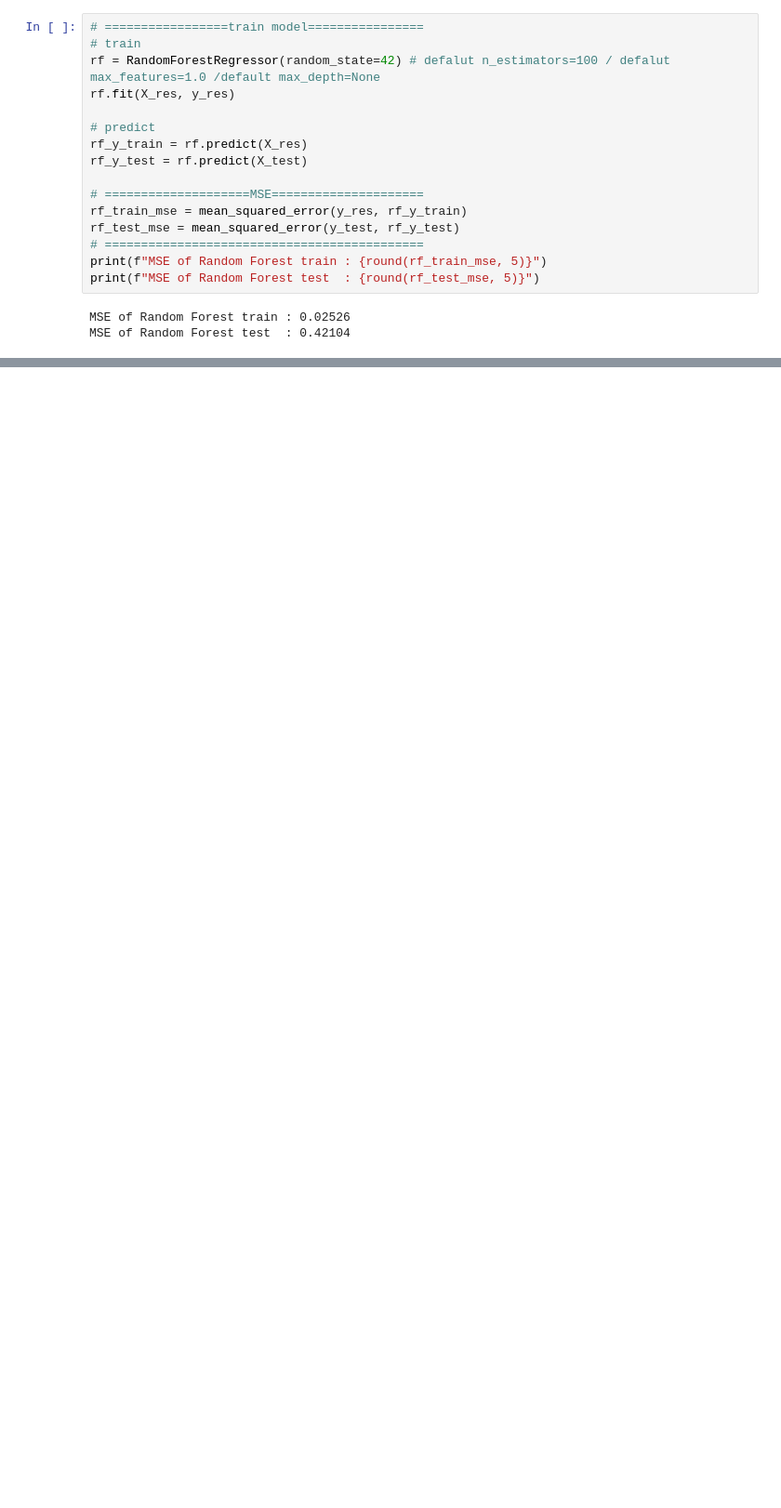
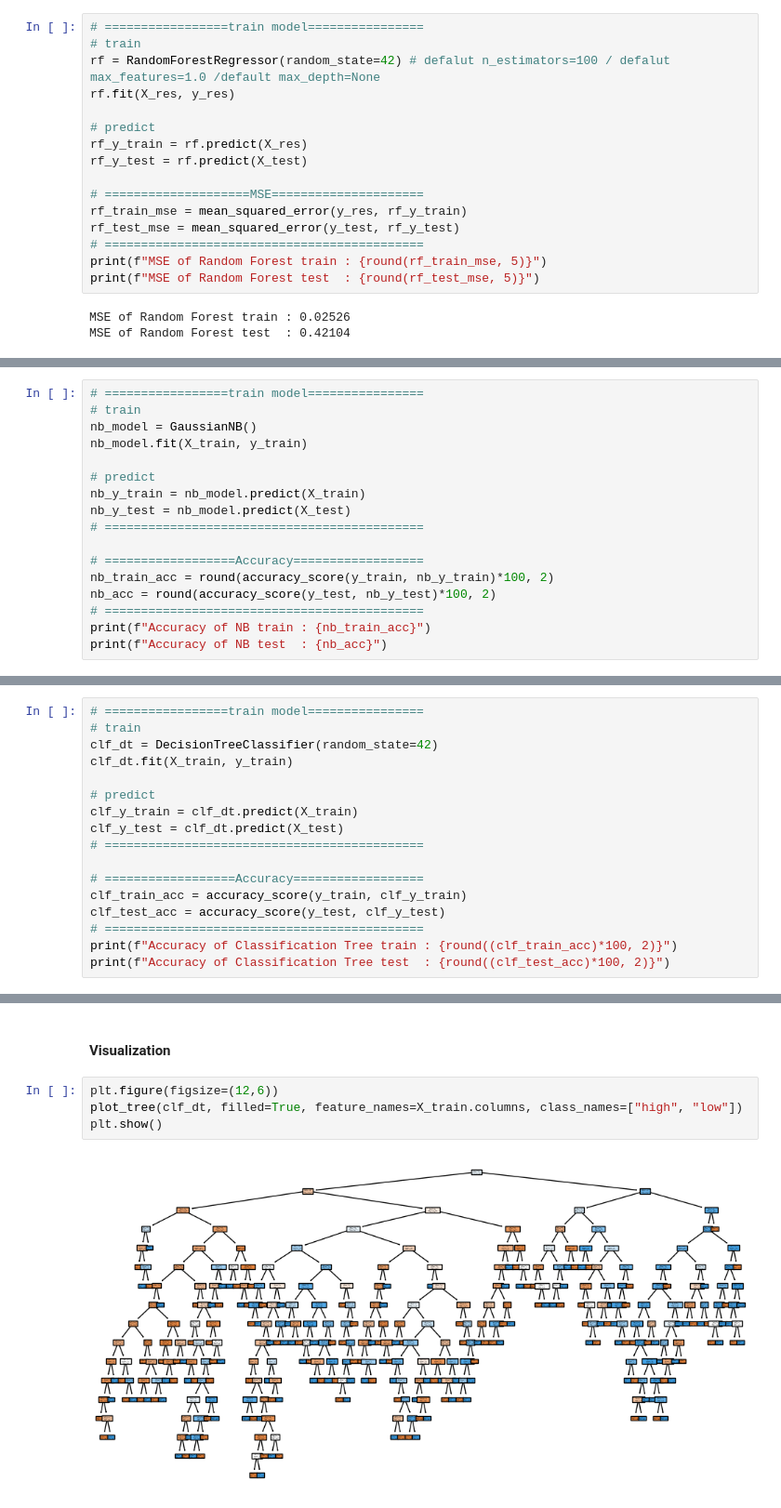
Before and after one commit to YeHoonJang/archive_for_everything, a Jupyter notebook: project_univ/pknu/machine_learning/Assignment_02/assignment_02.ipynb, the cells around one changed output, grey strips where cells are left out. Shown: that part at 93% size. Cells and saved outputs as stored; diff of their text form; blank space fills up the shorter version.

Commit message:
add classification part

```diff
--- a/project_univ/pknu/machine_learning/Assignment_02/assignment_02.ipynb
+++ b/project_univ/pknu/machine_learning/Assignment_02/assignment_02.ipynb
@@ -635,0 +800,17 @@ print(f"MSE of Kernel SVM test  : {round(kernel_svm_test_mse, 5)}")
+# %%
+# =================train model================
+# train
+nb_model = GaussianNB()
+nb_model.fit(X_train, y_train)
+
+# predict
+nb_y_train = nb_model.predict(X_train)
+nb_y_test = nb_model.predict(X_test)
+# ============================================
+
+# ==================Accuracy==================
+nb_train_acc = round(accuracy_score(y_train, nb_y_train)*100, 2)
+nb_acc = round(accuracy_score(y_test, nb_y_test)*100, 2)
+# ============================================
+print(f"Accuracy of NB train : {nb_train_acc}")
+print(f"Accuracy of NB test  : {nb_acc}")
@@ -635,0 +822,17 @@ print(f"MSE of Kernel SVM test  : {round(kernel_svm_test_mse, 5)}")
+# %%
+# =================train model================
+# train
+clf_dt = DecisionTreeClassifier(random_state=42)
+clf_dt.fit(X_train, y_train)
+
+# predict
+clf_y_train = clf_dt.predict(X_train)
+clf_y_test = clf_dt.predict(X_test)
+# ============================================
+
+# ==================Accuracy==================
+clf_train_acc = accuracy_score(y_train, clf_y_train)
+clf_test_acc = accuracy_score(y_test, clf_y_test)
+# ============================================
+print(f"Accuracy of Classification Tree train : {round((clf_train_acc)*100, 2)}")
+print(f"Accuracy of Classification Tree test  : {round((clf_test_acc)*100, 2)}")
@@ -635,0 +842,8 @@ print(f"MSE of Kernel SVM test  : {round(kernel_svm_test_mse, 5)}")
+# %% [markdown]
+#### Visualization
+# %%
+plt.figure(figsize=(12,6))
+plot_tree(clf_dt, filled=True, feature_names=X_train.columns, class_names=["high", "low"])
+plt.show()
+# %% [output]
+[figure, added]
```
Also changed, not shown: parts of 96 cells of this notebook.
